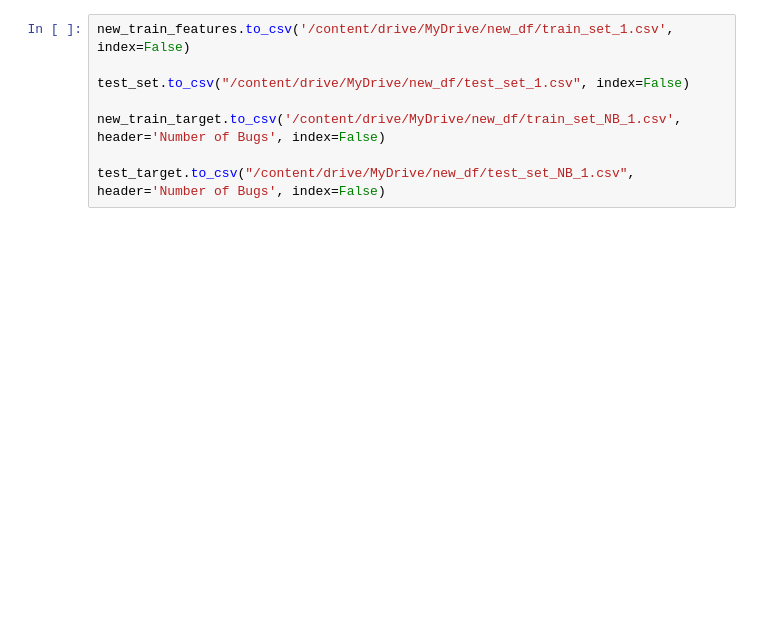
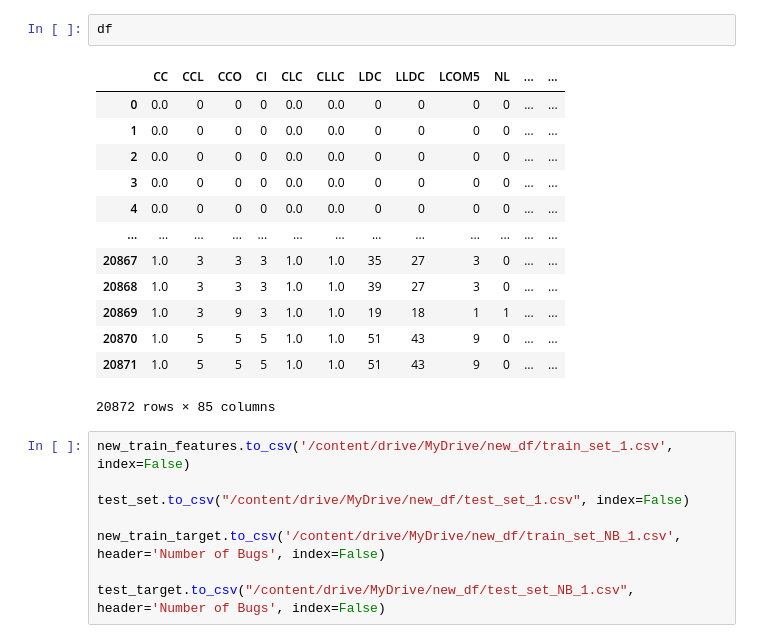
Before and after one commit to vajihe-ameri/predict-software-bugs-in-java-classes, a Jupyter notebook: processByClass1.ipynb, the cells around one changed output. Cells and saved outputs as stored; diff of their text form; blank space fills up the shorter version.

```diff
--- a/processByClass1.ipynb
+++ b/processByClass1.ipynb
@@ -88,6 +90,22 @@ Mounted at /content/drive
 1    11391
 Name: Number of Bugs, dtype: int64
 [figure]
+# %%
+df
+# %% [output]
+|  | CC | CCL | CCO | CI | CLC | CLLC | LDC | LLDC | LCOM5 | NL | ... | ... |
+| 0 | 0.0 | 0 | 0 | 0 | 0.0 | 0.0 | 0 | 0 | 0 | 0 | ... | ... |
+| 1 | 0.0 | 0 | 0 | 0 | 0.0 | 0.0 | 0 | 0 | 0 | 0 | ... | ... |
+| 2 | 0.0 | 0 | 0 | 0 | 0.0 | 0.0 | 0 | 0 | 0 | 0 | ... | ... |
+| 3 | 0.0 | 0 | 0 | 0 | 0.0 | 0.0 | 0 | 0 | 0 | 0 | ... | ... |
+| 4 | 0.0 | 0 | 0 | 0 | 0.0 | 0.0 | 0 | 0 | 0 | 0 | ... | ... |
+| ... | ... | ... | ... | ... | ... | ... | ... | ... | ... | ... | ... | ... |
+| 20867 | 1.0 | 3 | 3 | 3 | 1.0 | 1.0 | 35 | 27 | 3 | 0 | ... | ... |
+| 20868 | 1.0 | 3 | 3 | 3 | 1.0 | 1.0 | 39 | 27 | 3 | 0 | ... | ... |
+| 20869 | 1.0 | 3 | 9 | 3 | 1.0 | 1.0 | 19 | 18 | 1 | 1 | ... | ... |
+| 20870 | 1.0 | 5 | 5 | 5 | 1.0 | 1.0 | 51 | 43 | 9 | 0 | ... | ... |
+| 20871 | 1.0 | 5 | 5 | 5 | 1.0 | 1.0 | 51 | 43 | 9 | 0 | ... | ... |
+20872 rows × 85 columns
 # %%
 new_train_features.to_csv('/content/drive/MyDrive/new_df/train_set_1.csv', index=False)
 
```
Also changed, not shown: parts of 1 cell of this notebook.
